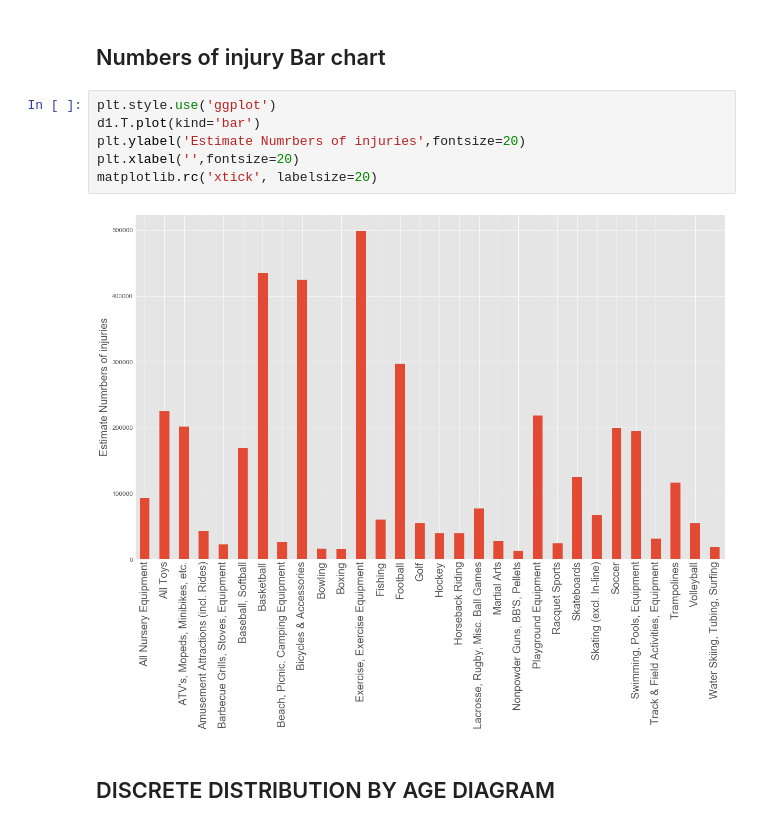
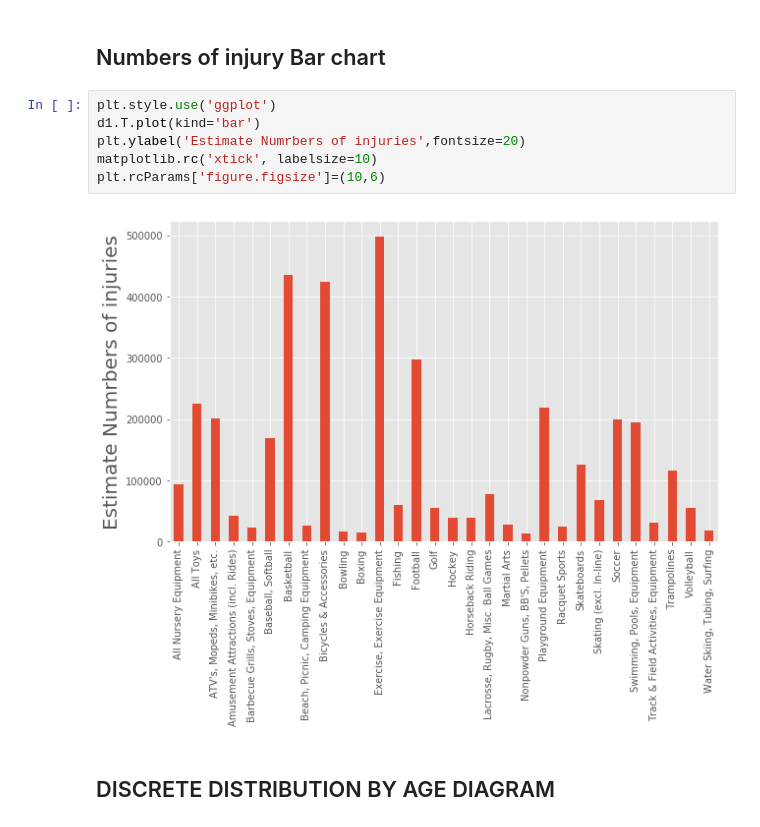
Before and after one commit to RupertHuang1/dataproject, a Jupyter notebook: dataproject.ipynb, the cells around one changed output. Drawn from its saved outputs; the diff is of its cells as text.

```diff
--- a/dataproject.ipynb
+++ b/dataproject.ipynb
@@ -47,11 +47,11 @@ s1 = pd.Series(d1)
 # %%
 plt.style.use('ggplot')
 d1.T.plot(kind='bar')
 plt.ylabel('Estimate Numrbers of injuries',fontsize=20)
-plt.xlabel('',fontsize=20)
-matplotlib.rc('xtick', labelsize=20)
+matplotlib.rc('xtick', labelsize=10)
+plt.rcParams['figure.figsize']=(10,6)
 # %% [output]
-[figure, old version]
+[figure, new version]
 # %% [markdown]
 ## DISCRETE DISTRIBUTION BY AGE DIAGRAM
 # %%
```
Also changed, not shown: parts of 16 cells of this notebook.
